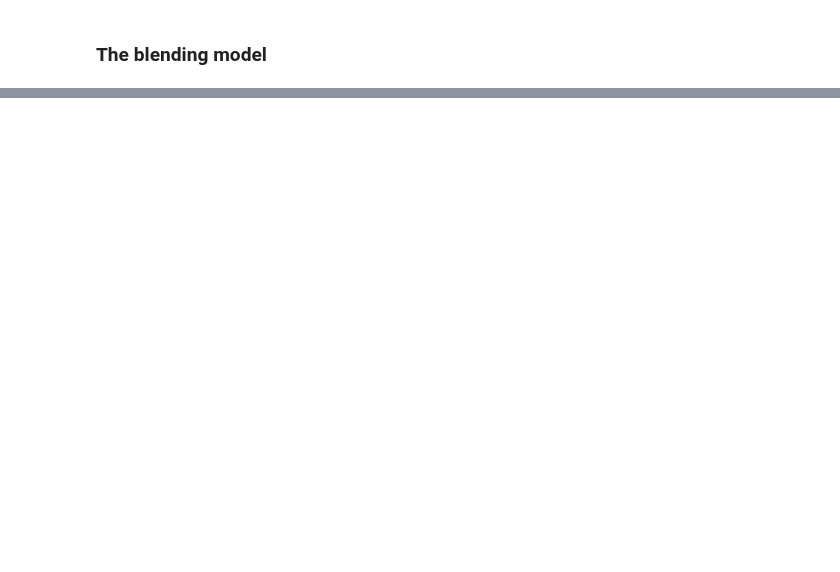
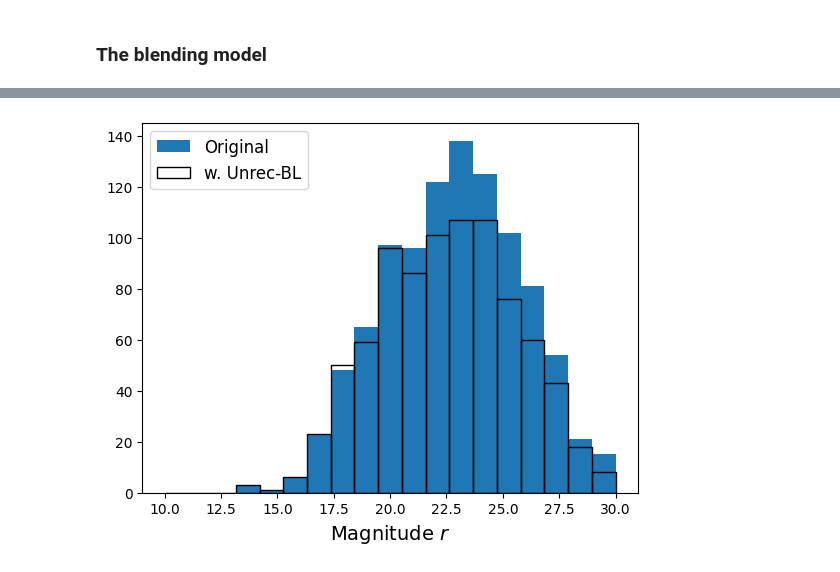
Before and after one commit to LSSTDESC/rail_astro_tools, a Jupyter notebook: src/rail/creation/degraders/bl_demo.ipynb, the cells around one changed output, grey strips where cells are left out. Cells and saved outputs as stored; diff of their text form; code cells hidden in the pictures; blank space fills up the shorter version.

```diff
--- a/src/rail/creation/degraders/bl_demo.ipynb
+++ b/src/rail/creation/degraders/bl_demo.ipynb
@@ -57,9 +88,11 @@ plt.show()
 # %%
 b = 'r'
-plt.hist(data_truth.data[b], bins=np.linspace(10, 30, 20), label='Original')
-plt.hist(samples_w_bl.data[b], bins=np.linspace(10, 30, 20),  fill=False, label='w. Unrec-BL')
+plt.hist(data_truth[b], bins=np.linspace(10, 30, 20), label='Original')
+plt.hist(samples_w_bl[b], bins=np.linspace(10, 30, 20),  fill=False, label='w. Unrec-BL')
 
 plt.xlabel(fr'Magnitude ${b}$', fontsize=14)
 plt.legend(fontsize=12)
 plt.show()
+# %% [output]
+[figure, added]
 # %%
```
Also changed, not shown: parts of 9 cells of this notebook, 1 other file.
